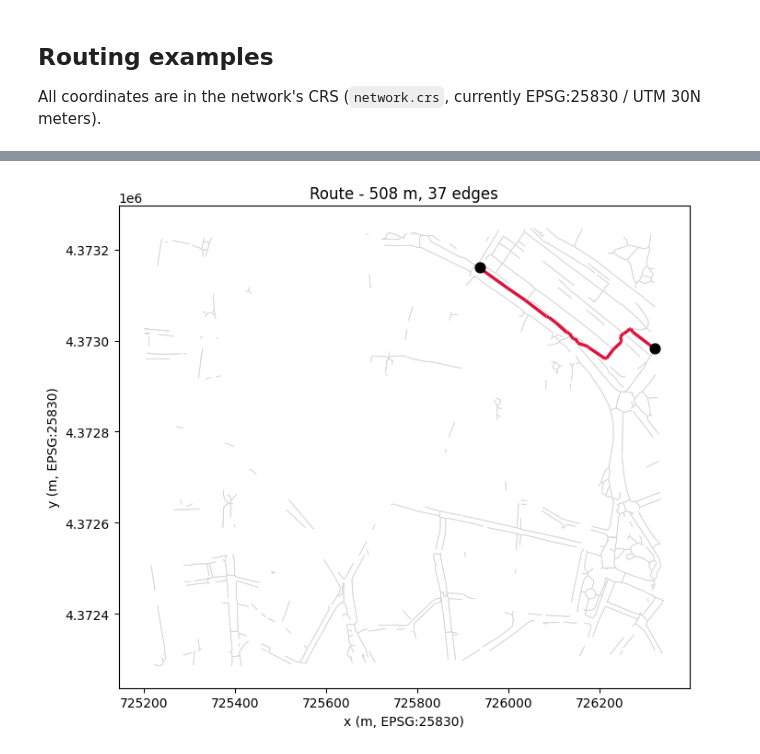
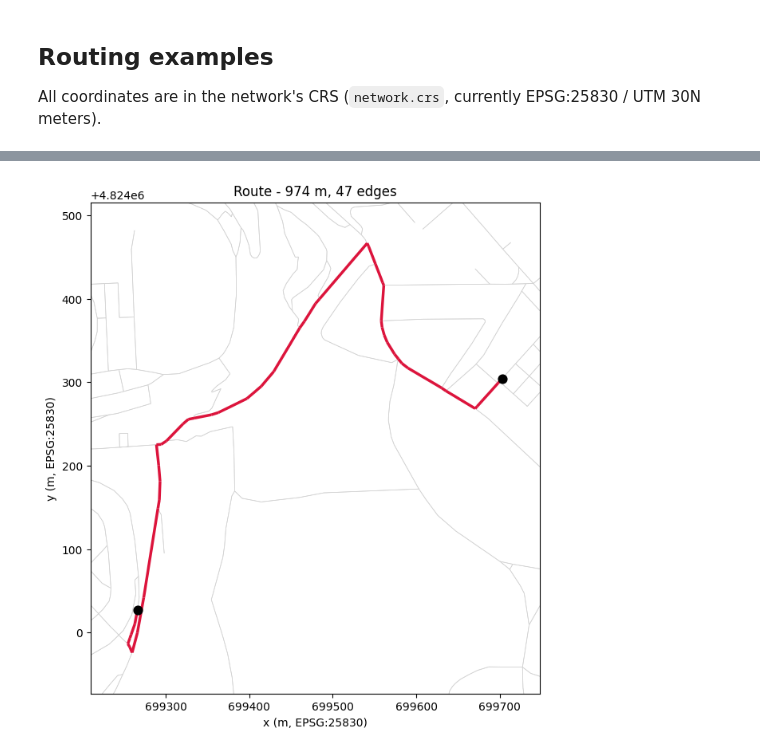
Before and after one commit to mehrrero/rampa, a Jupyter notebook: example.ipynb, the cells around one changed output, grey strips where cells are left out. Drawn from its saved outputs; the diff is of its cells as text; code cells hidden in the pictures.

```diff
--- a/example.ipynb
+++ b/example.ipynb
@@ -45,20 +45,46 @@ y range: 4,372,285.2  ->  4,373,247.5
 # %%
 import networkx as nx
+import numpy as np
 
 g = nx.from_pandas_edgelist(network.edges, source='from', target='to')
 components = sorted(nx.connected_components(g), key=len, reverse=True)
 print(f"{len(components)} components; sizes (top 10): {[len(c) for c in components[:10]]}")
 
-
+# Work inside the largest component so a route is guaranteed.
 biggest = list(components[0])
 sub = network.nodes.loc[biggest]
 
-origin_node      = sub['x'].idxmin()   # westmost node in the giant component
-destination_node = sub['x'].idxmax()   # eastmost node in the same component
+# "Dense part" = top 20% of grid cells by node count.
+N_BINS = 15
+xbin = pd.cut(sub['x'], bins=N_BINS, labels=False)
+ybin = pd.cut(sub['y'], bins=N_BINS, labels=False)
+cell = pd.Series(list(zip(xbin, ybin)), index=sub.index)
+counts_per_cell = cell.value_counts()
+n_top = max(1, int(len(counts_per_cell) * 0.20))
+dense_cells = set(counts_per_cell.head(n_top).index)
+candidates = sub.index[cell.isin(dense_cells)].to_numpy()
+print(f"Picking from {len(candidates)} nodes in the {n_top} densest cells")
 
-origin      = (network.nodes.at[origin_node,      'x'], network.nodes.at[origin_node,      'y'])
-destination = (network.nodes.at[destination_node, 'x'], network.nodes.at[destination_node, 'y'])
+# Keep sampling pairs until the primary and alternate routes diverge,
+# so the comparison plot below is actually interesting. `for/else` runs
+# the else branch only if the loop never breaks.
+rng = np.random.default_rng()
+MAX_ATTEMPTS = 200
+for attempt in range(MAX_ATTEMPTS):
+    o_id, d_id = rng.choice(candidates, size=2, replace=False)
+    origin      = (network.nodes.at[o_id, 'x'], network.nodes.at[o_id, 'y'])
+    destination = (network.nodes.at[d_id, 'x'], network.nodes.at[d_id, 'y'])
+    primary_nodes   = network.route(origin, destination, alternate=False)
+    alternate_nodes = network.route(origin, destination, alternate=True)
+    if primary_nodes is None or alternate_nodes is None:
+        continue
+    if not np.array_equal(primary_nodes, alternate_nodes):
+        print(f"Found diverging routes after {attempt + 1} attempt(s)")
+        break
+else:
+    print(f"No diverging pair found in {MAX_ATTEMPTS} attempts; using last pair.")
 
+origin_node, destination_node = int(o_id), int(d_id)
 route = network.route_gdf(origin, destination)
 print(f"Route length: {route['distance'].sum():,.0f} m  ({len(route)} edges)")
 # %% [output]
@@ -89,31 +117,37 @@ Route length: 508 m  (37 edges)
 # %%
 import geopandas as gpd
 import matplotlib.pyplot as plt
 from shapely.geometry import Point
 
 # Reconstruct every edge geometry once so we can draw the full network as backdrop.
 all_edges = network.edges.copy()
 all_edges['geometry'] = all_edges.apply(network.get_linestring, axis=1)
 all_edges = gpd.GeoDataFrame(all_edges, geometry='geometry', crs=network.crs)
 
 endpoints = gpd.GeoDataFrame(
     {'kind': ['origin', 'destination']},
     geometry=[Point(*origin), Point(*destination)],
     crs=network.crs,
 )
 
 fig, ax = plt.subplots(figsize=(8, 8))
 all_edges.plot(ax=ax, color='lightgrey', linewidth=0.5)
 route.plot(ax=ax, color='crimson', linewidth=2.5)
 endpoints.plot(ax=ax, color='black', markersize=60, zorder=5)
 
+# Zoom to the route bbox with a 10% margin so context is still visible.
+minx, miny, maxx, maxy = route.total_bounds
+mx, my = (maxx - minx) * 0.10, (maxy - miny) * 0.10
+ax.set_xlim(minx - mx, maxx + mx)
+ax.set_ylim(miny - my, maxy + my)
+
 ax.set_aspect('equal')
 ax.set_title(f"Route - {total_m:,.0f} m, {len(route)} edges")
 ax.set_xlabel("x (m, EPSG:25830)")
 ax.set_ylabel("y (m, EPSG:25830)")
 plt.show()
 # %% [output]
-[figure, old version]
+[figure, new version]
 # %%
 # Compare the two networks. With the current placeholder `alt_distance = distance`
 # the two routes will be identical - once accessibility scoring is wired in,
```
Also changed, not shown: parts of 6 cells of this notebook, 4 other files.
